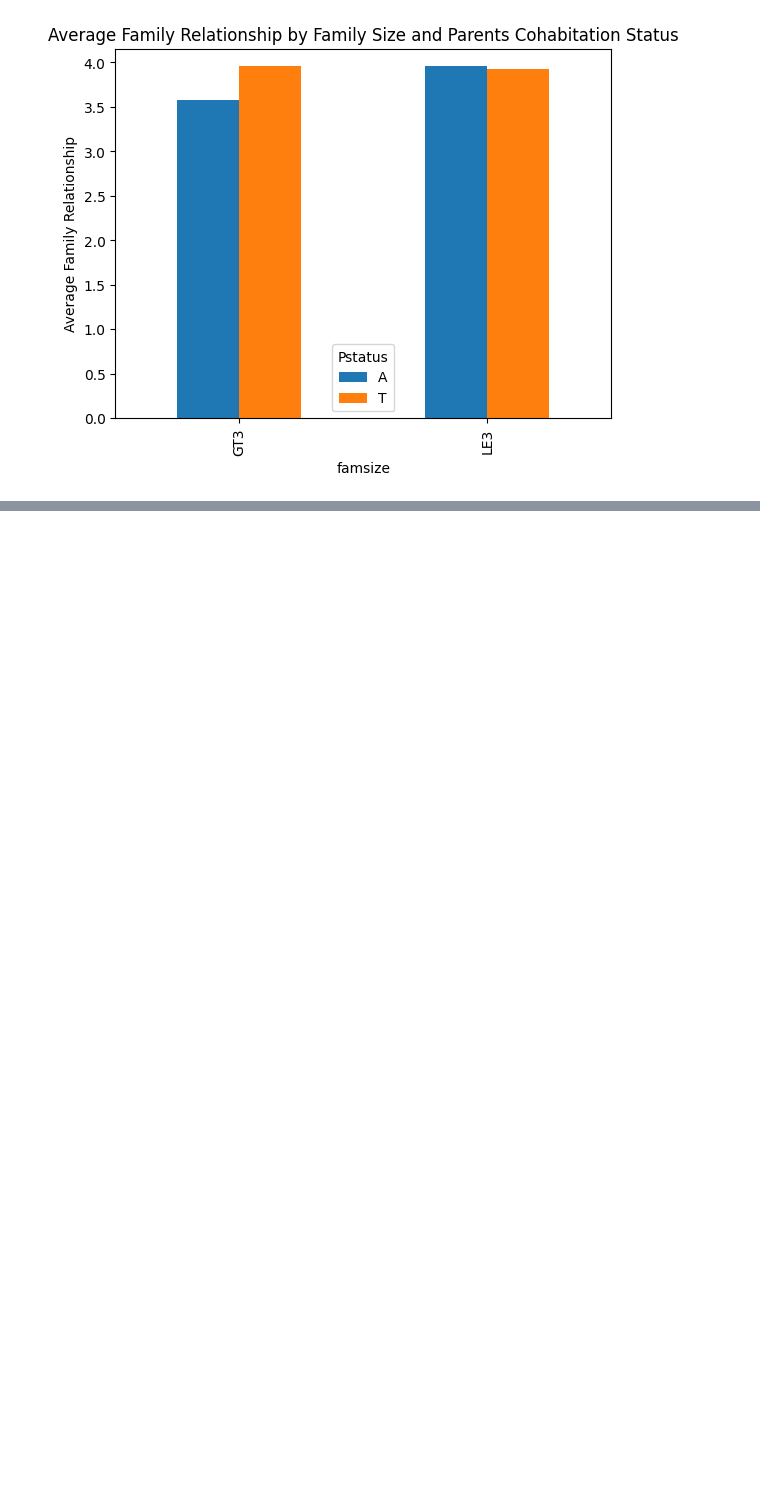
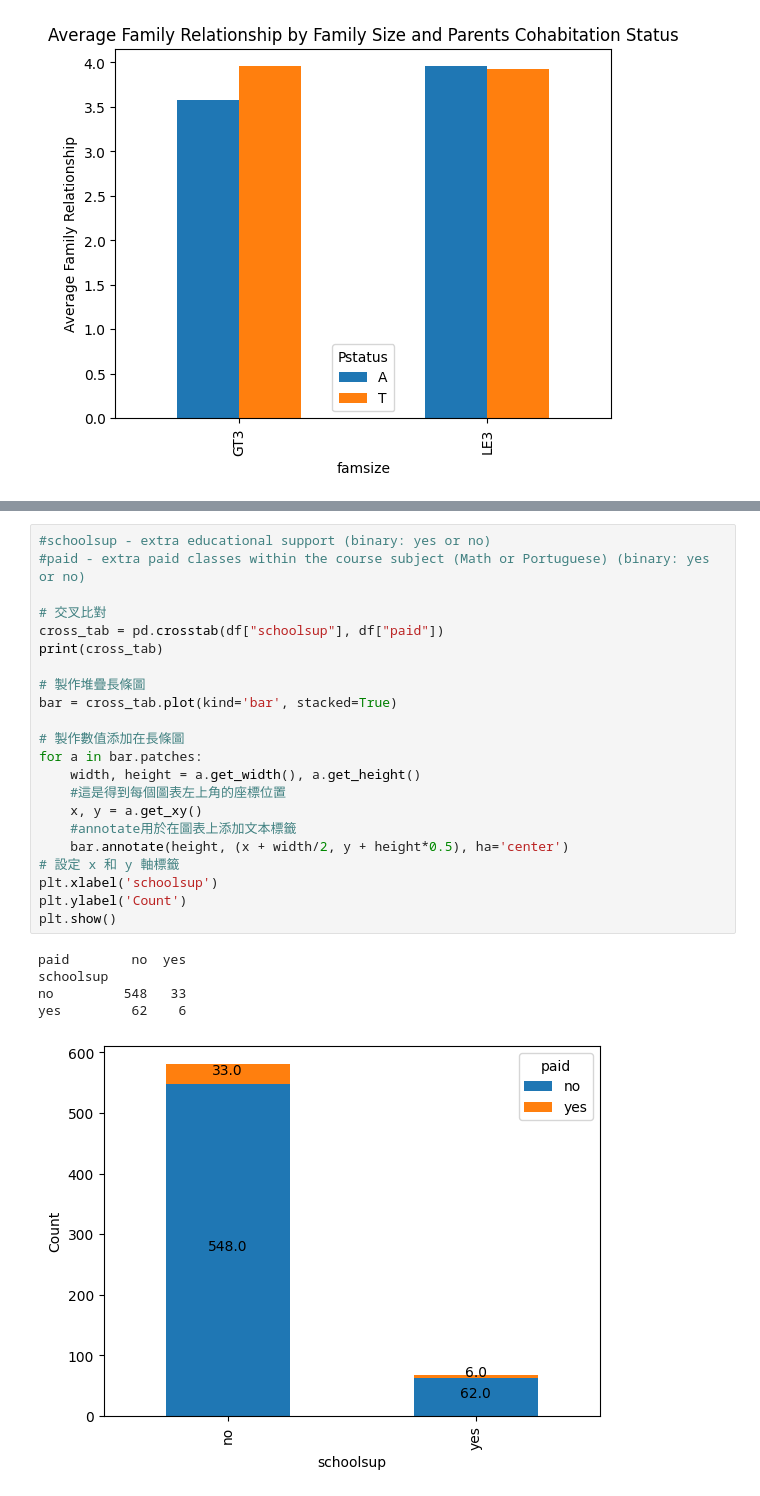
Before and after one commit to guozhuyin/112NetworkLearningTechnology, a Jupyter notebook: EducationalDataMiningUsingPython/MidtermProject231101.ipynb, the cells around one changed output, grey strips where cells are left out. Saved outputs shown, nothing was run; the diff lists cells and outputs as text; blank space fills up the shorter version.

```diff
--- a/EducationalDataMiningUsingPython/MidtermProject231101.ipynb
+++ b/EducationalDataMiningUsingPython/MidtermProject231101.ipynb
@@ -123,0 +194,28 @@ Name: famrel, dtype: float64
+# %%
+#schoolsup - extra educational support (binary: yes or no)
+#paid - extra paid classes within the course subject (Math or Portuguese) (binary: yes or no)
+
+# 交叉比對
+cross_tab = pd.crosstab(df["schoolsup"], df["paid"])
+print(cross_tab)
+
+# 製作堆疊長條圖
+bar = cross_tab.plot(kind='bar', stacked=True)
+
+# 製作數值添加在長條圖
+for a in bar.patches:
+    width, height = a.get_width(), a.get_height()
+    #這是得到每個圖表左上角的座標位置
+    x, y = a.get_xy()
+    #annotate用於在圖表上添加文本標籤
+    bar.annotate(height, (x + width/2, y + height*0.5), ha='center')
+# 設定 x 和 y 軸標籤
+plt.xlabel('schoolsup')
+plt.ylabel('Count')
+plt.show()
+# %% [output]
+paid        no  yes
+schoolsup
+no         548   33
+yes         62    6
+[figure, added]
```
Also changed, not shown: parts of 3 cells of this notebook.
